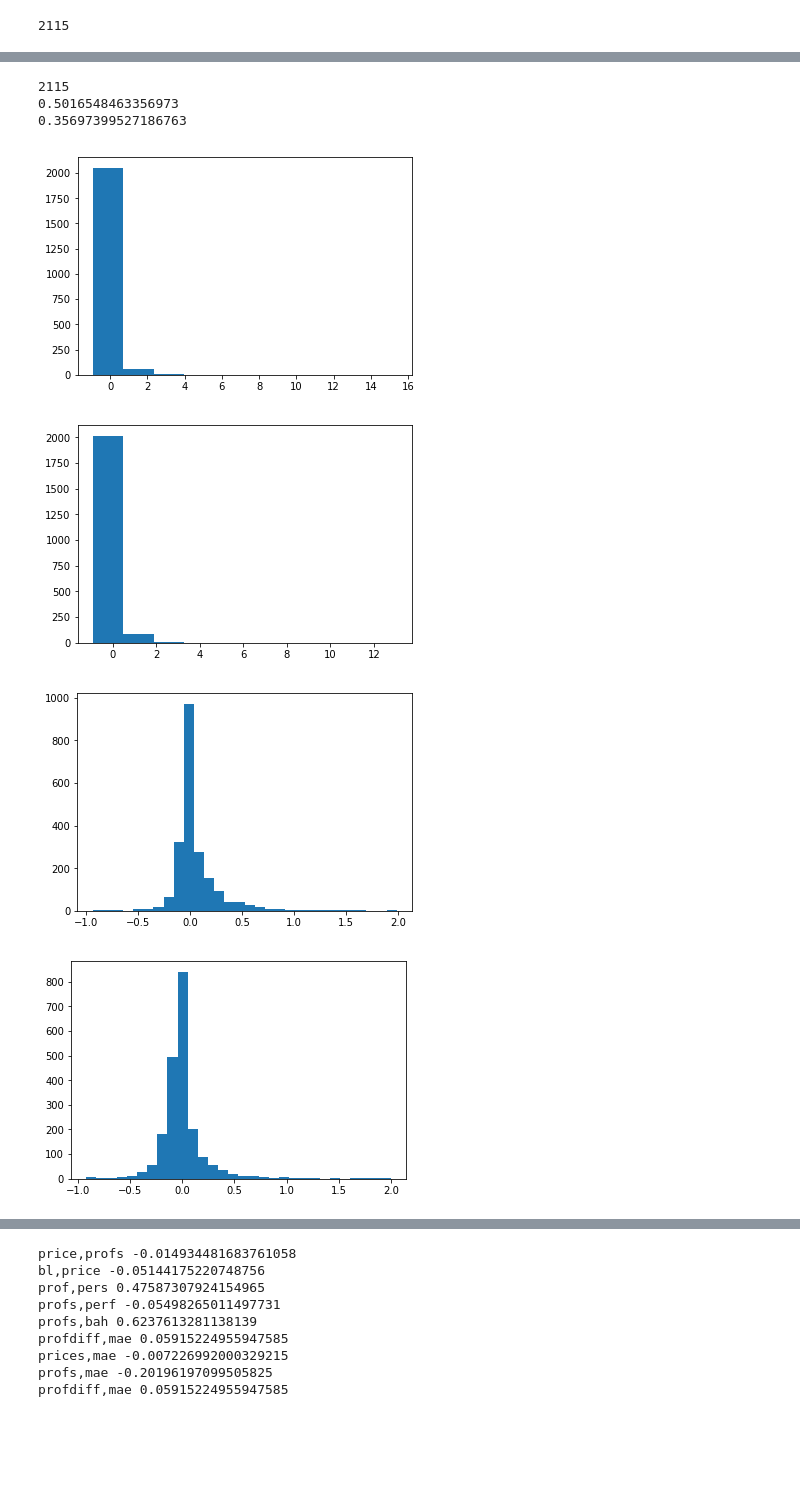
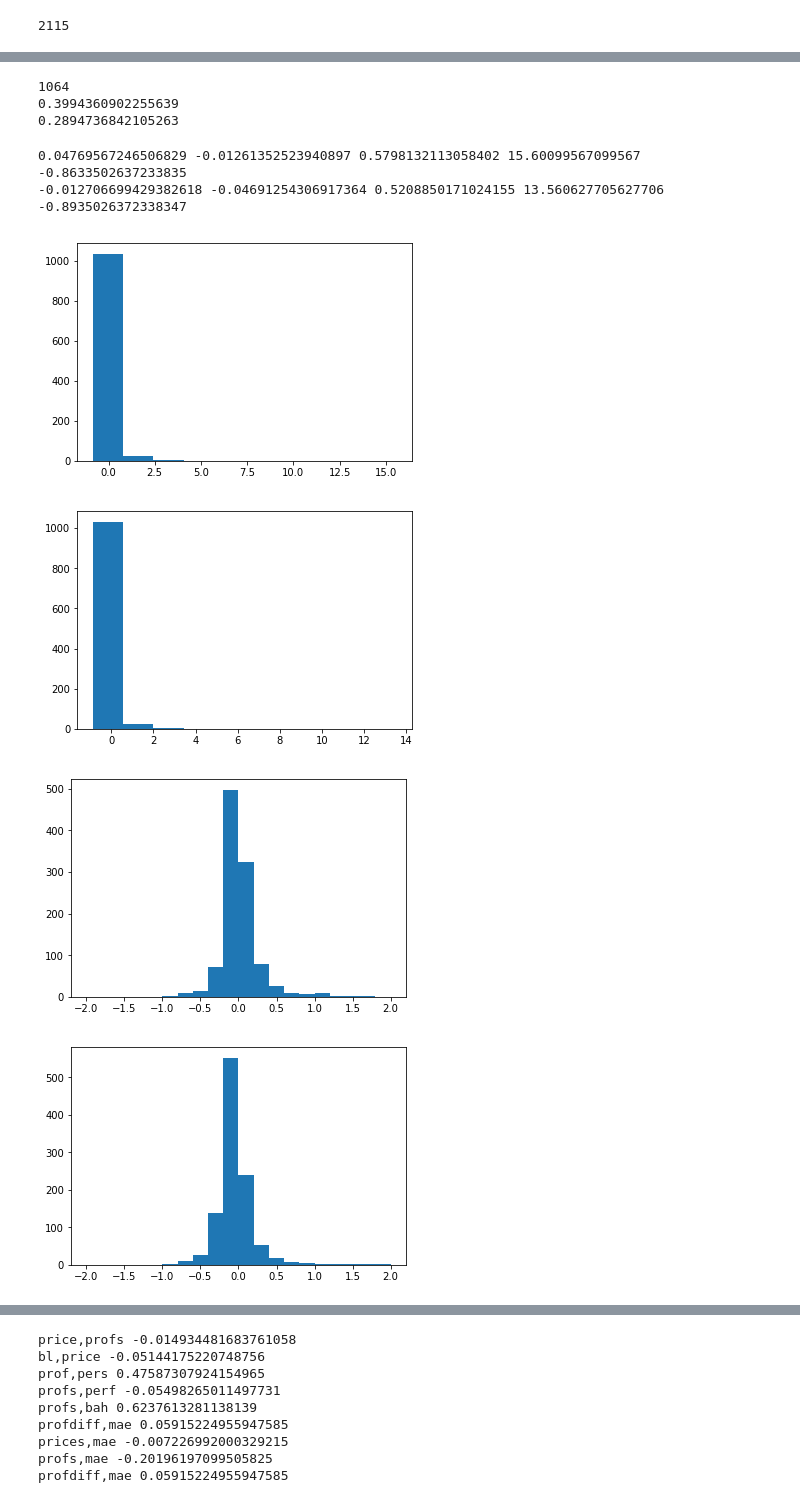
Before and after one commit to rmmartin02/OSRS_Research, a Jupyter notebook: ML/OSRS/Results/TechIndAnalysis.ipynb, the cells around one changed output, grey strips where cells are left out. Cells and saved outputs as stored; diff of their text form; code cells hidden in the pictures; blank space fills up the shorter version.

```diff
--- a/ML/OSRS/Results/TechIndAnalysis.ipynb
+++ b/ML/OSRS/Results/TechIndAnalysis.ipynb
@@ -16,9 +16,15 @@ import util.scraper as scraper
 /home/makoa/School/osrs_research
 ['/usr/lib/python36.zip', '/usr/lib/python3.6', '/usr/lib/python3.6/lib-dynload', '', '/home/makoa/.local/lib/python3.6/site-packages', '/usr/local/lib/python3.6/dist-packages', '/usr/lib/python3/dist ...
 # %%
-with open('all_price2.pickle','rb') as f:
+with open('price.pickle','rb') as f:
     results = pickle.load(f)
 # %%
 len(results)
 # %% [output]
 2115
+# %%
+itemList = [item for item in results if len(items.getQuants(item))>0 and np.mean(items.getQuants(item)[-7:])>100 and np.median(items.getPrices(item)[-7:])>100]
+print(len(itemList))
+for item in list(results.keys()):
+    if item not in itemList:
+        results.pop(item)
@@ -54,29 +70,37 @@ print(len(results))
 print(numSMA/len(results))
 print(numSMA_model/len(results))
 # %% [output]
-2115
-0.5016548463356973
-0.35697399527186763
+1064
+0.3994360902255639
+0.2894736842105263
 # %%
 stochOscil = [(item,results[item]['stochOscil']) for item in results]
 stochOscil = sorted(stochOscil, key=lambda x: x[1], reverse=True)
 
 stochOscil_model = [(item,results[item]['stochOscil_model']) for item in results]
 stochOscil_model = sorted(stochOscil_model, key=lambda x: x[1], reverse=True)
+# %%
+m = [a[1] for a in stochOscil]
+print(np.mean(m),np.median(m),np.std(m),max(m),min(m))
+mm = [a[1] for a in stochOscil_model]
+print(np.mean(mm),np.median(mm),np.std(mm),max(mm),min(mm))
+# %% [output]
+0.04769567246506829 -0.01261352523940897 0.5798132113058402 15.60099567099567 -0.8633502637233835
+-0.012706699429382618 -0.04691254306917364 0.5208850171024155 13.560627705627706 -0.8935026372338347
 # %%
 plt.hist([a[1] for a in stochOscil])
 plt.show()
 plt.hist([a[1] for a in stochOscil_model])
 plt.show()
-plt.hist([a[1] for a in stochOscil if a[1]>-2 and a[1]<2],30)
+plt.hist([a[1] for a in stochOscil],20,range=(-2,2))
 plt.show()
-plt.hist([a[1] for a in stochOscil_model if a[1]>-2 and a[1]<2],30)
+plt.hist([a[1] for a in stochOscil_model],20,range=(-2,2))
 plt.show()
 # %% [output]
-[figure, old version]
+[figure, new version]
-[figure, old version]
+[figure, new version]
-[figure, old version]
+[figure, new version]
-[figure, old version]
+[figure, new version]
 # %%
 numstochOscil = len([a for a in stochOscil if a[1]>0])
 numstochOscil_model = len([a for a in stochOscil_model if a[1]>0])
```
Also changed, not shown: parts of 8 cells of this notebook, 9 other files.
